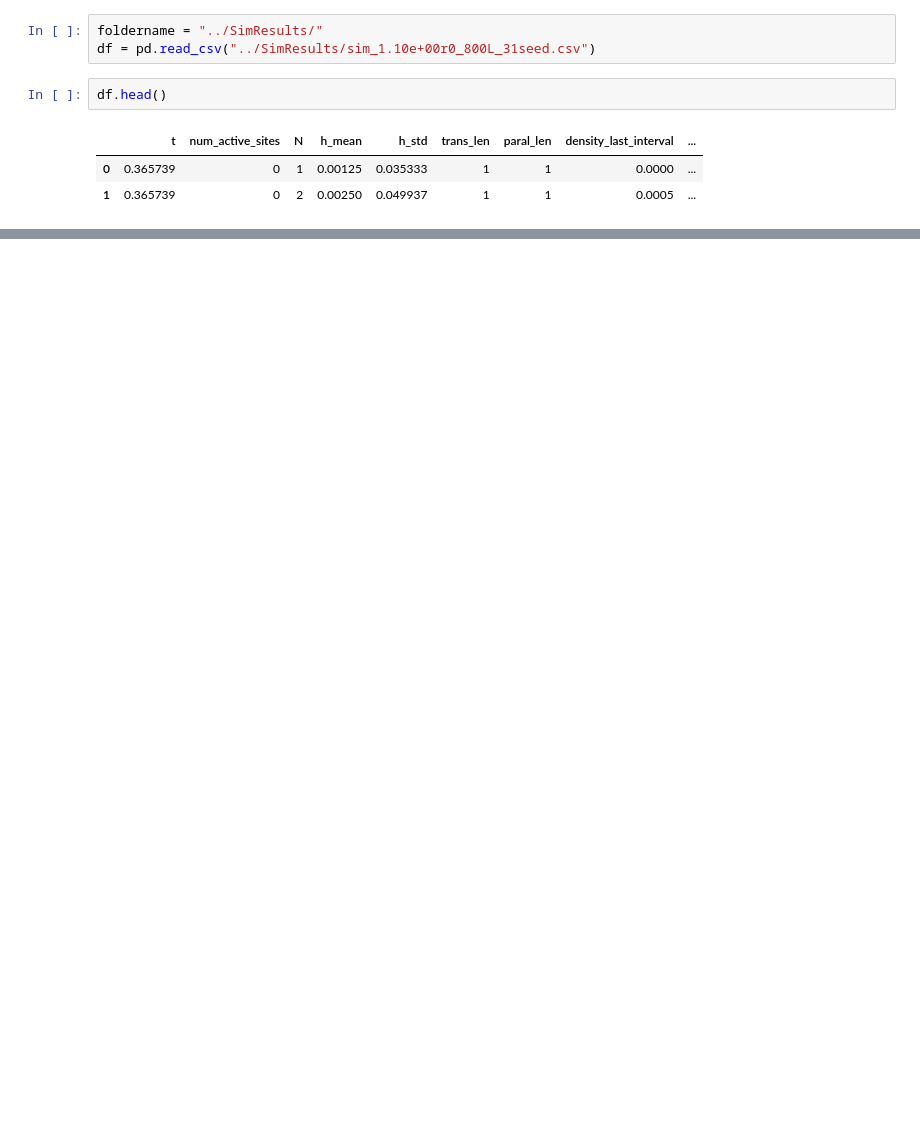
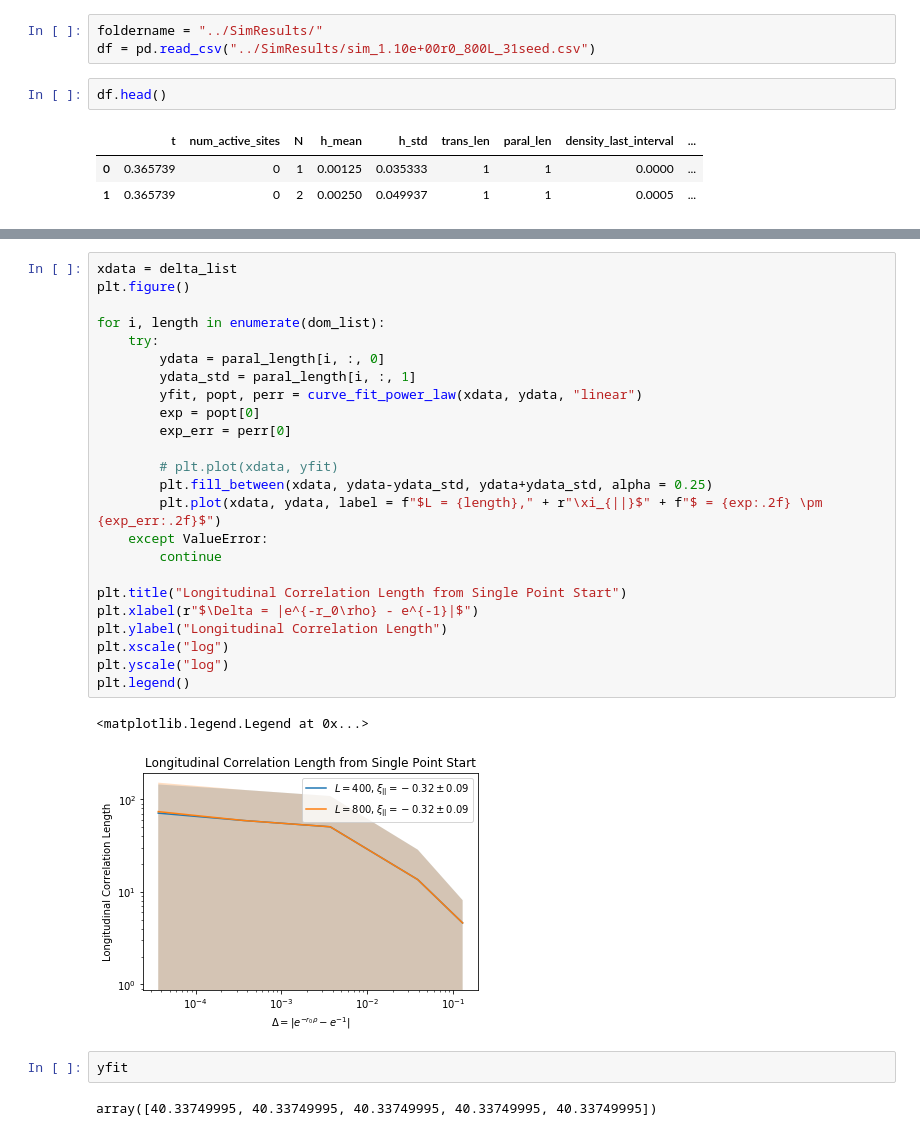
Before and after one commit to zhizhang1445/Project5, a Jupyter notebook: analysis_Z.ipynb, the cells around one changed output, grey strips where cells are left out. Cells and saved outputs as stored; diff of their text form; blank space fills up the shorter version.

```diff
--- a/analysis_Z.ipynb
+++ b/analysis_Z.ipynb
@@ -93,0 +139,31 @@ ValueError: operands could not be broadcast together with shapes (11,) (3,11,2)
+# %%
+xdata = delta_list
+plt.figure()
+
+for i, length in enumerate(dom_list):
+    try:
+        ydata = paral_length[i, :, 0]
+        ydata_std = paral_length[i, :, 1]
+        yfit, popt, perr = curve_fit_power_law(xdata, ydata, "linear")
+        exp = popt[0]
+        exp_err = perr[0]
+
+        # plt.plot(xdata, yfit)
+        plt.fill_between(xdata, ydata-ydata_std, ydata+ydata_std, alpha = 0.25)
+        plt.plot(xdata, ydata, label = f"$L = {length}," + r"\xi_{||}$" + f"$ = {exp:.2f} \pm {exp_err:.2f}$")
+    except ValueError:
+        continue
+
+plt.title("Longitudinal Correlation Length from Single Point Start")
+plt.xlabel(r"$\Delta = |e^{-r_0\rho} - e^{-1}|$")
+plt.ylabel("Longitudinal Correlation Length")
+plt.xscale("log")
+plt.yscale("log")
+plt.legend()
+# %% [output]
+<matplotlib.legend.Legend at 0x...>
+[figure, added]
+# %%
+yfit
+# %% [output]
+array([40.33749995, 40.33749995, 40.33749995, 40.33749995, 40.33749995])
```
Also changed, not shown: parts of 12 cells of this notebook, 2 other files.
